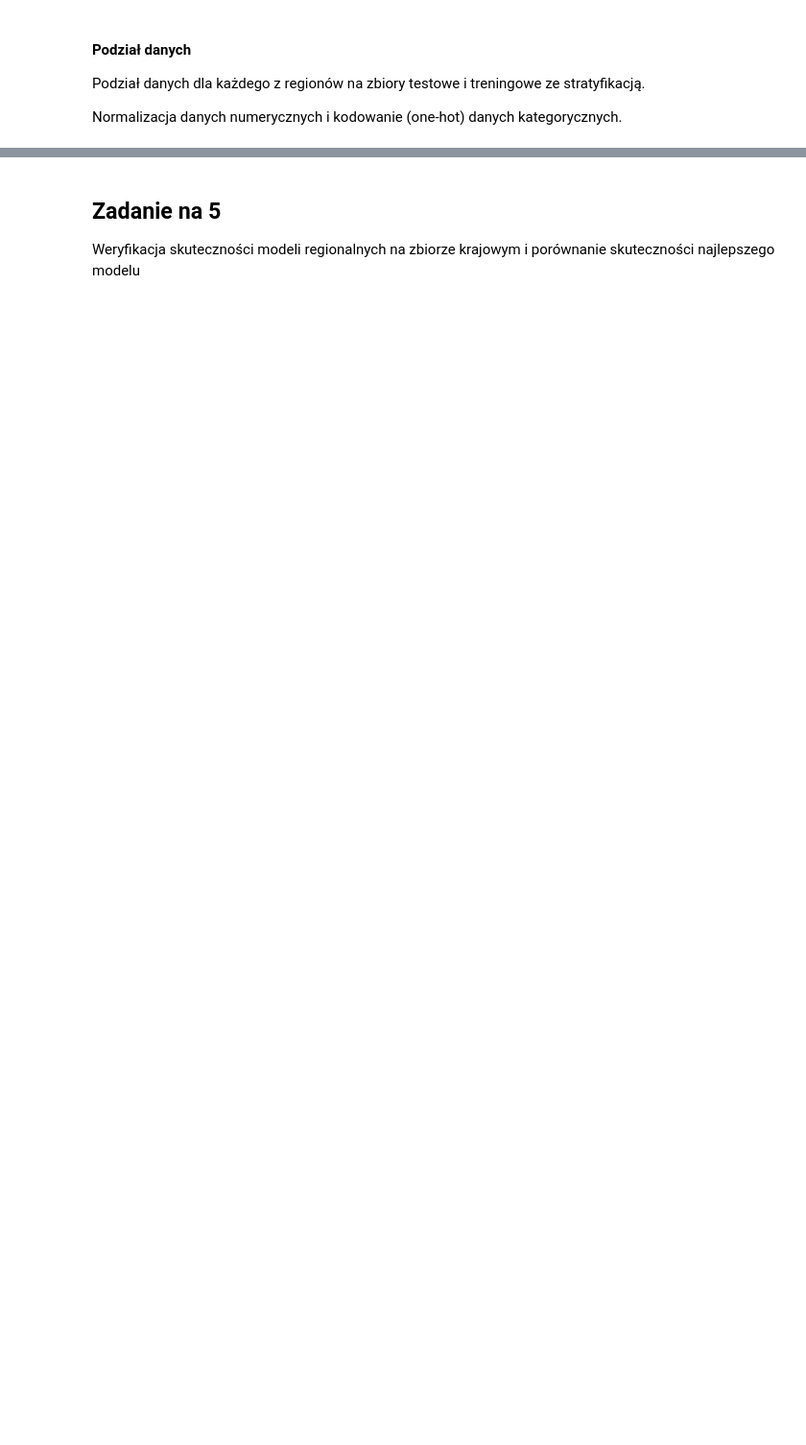
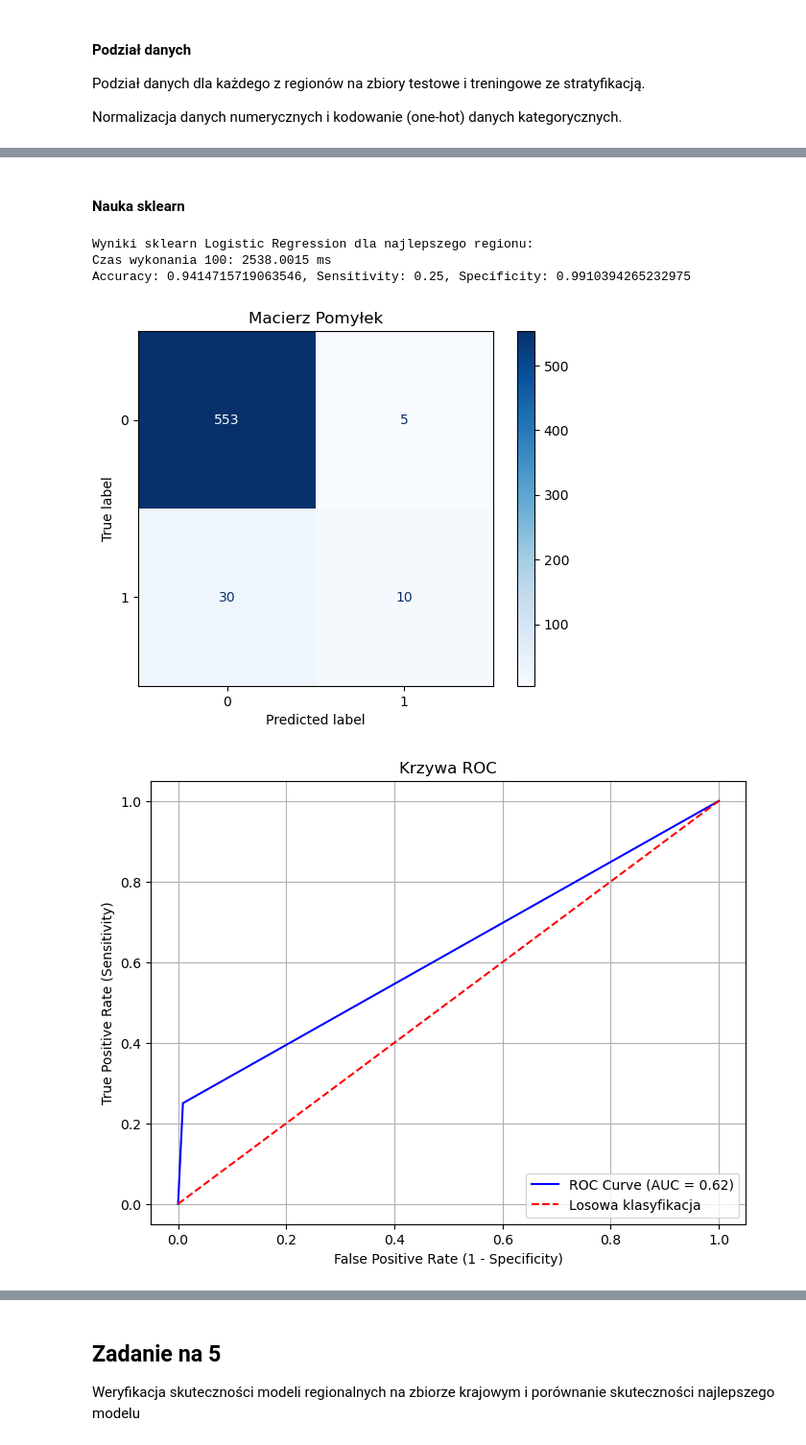
Before and after one commit to Lecrut/ai-ml_studies, a Jupyter notebook: pum/3_259199_Filip_Lecrut.ipynb, the cells around one changed output, grey strips where cells are left out. Shown at 96% size. Drawn from its saved outputs; the diff is of its cells as text; code cells hidden in the pictures; blank space fills up the shorter version.

```diff
--- a/pum/3_259199_Filip_Lecrut.ipynb
+++ b/pum/3_259199_Filip_Lecrut.ipynb
@@ -417,0 +430,11 @@ X.head()
+# %%
+X['RainTomorrow'] = y
+
+print('przed: ', X.shape, y.shape)
+
+X = X.loc[X['RainTomorrow'].notna()]
+
+y = X['RainTomorrow']
+X = X.drop(columns=['RainTomorrow'])
+
+print('po: ', X.shape, y.shape)
@@ -486,0 +535,14 @@ ValueError: Input contains NaN
+# %%
+best_region = results_df.iloc[0]['Region']
+print("Najlepszy region:", best_region)
+
+X_train_best = region_data[best_region]['X_train']
+X_test_best = region_data[best_region]['X_test']
+y_train_best = region_data[best_region]['y_train']
+y_test_best = region_data[best_region]['y_test']
+
+y_train_best = y_train_best.map({'Yes': 1, 'No': 0})
+y_test_best = y_test_best.map({'Yes': 1, 'No': 0})
+
+print('x', X_train_best.shape, X_test_best.shape)
+print('y', y_train_best.shape, y_test_best.shape)
@@ -486,0 +553,23 @@ ValueError: Input contains NaN
+# %% [markdown]
+#### Nauka sklearn
+# %%
+start_sklearn_lr = time.time()
+for _ in range(100):
+    sklearn_lr = LogisticRegression(max_iter=1000, tol=0.0001)
+    sklearn_lr.fit(X_train_best, y_train_best)
+    y_pred_sklearn_lr = sklearn_lr.predict(X_test_best)
+end_sklearn_lr = time.time()
+
+print("Wyniki sklearn Logistic Regression dla najlepszego regionu:")
+time_sklearn_lr = (end_sklearn_lr - start_sklearn_lr) * 1000
+print(f"Czas wykonania 100: {time_sklearn_lr:.4f} ms")
+accuracy_sklearn_lr, sensitivity_sklearn_lr, specificity_sklearn_lr = calculate_metrics(y_test_best, y_pred_sklearn_lr)
+print(f"Accuracy: {accuracy_sklearn_lr}, Sensitivity: {sensitivity_sklearn_lr}, Specificity: {specificity_sklearn_lr}")
+plot_confusion_matrix(y_test_best, y_pred_sklearn_lr, labels=[0, 1])
+plot_roc_curve(y_test_best, y_pred_sklearn_lr)
+# %% [output]
+Wyniki sklearn Logistic Regression dla najlepszego regionu:
+Czas wykonania 100: 2538.0015 ms
+Accuracy: 0.9414715719063546, Sensitivity: 0.25, Specificity: 0.9910394265232975
+[figure, added]
+[figure, added]
```
Also changed, not shown: parts of 14 cells of this notebook.
